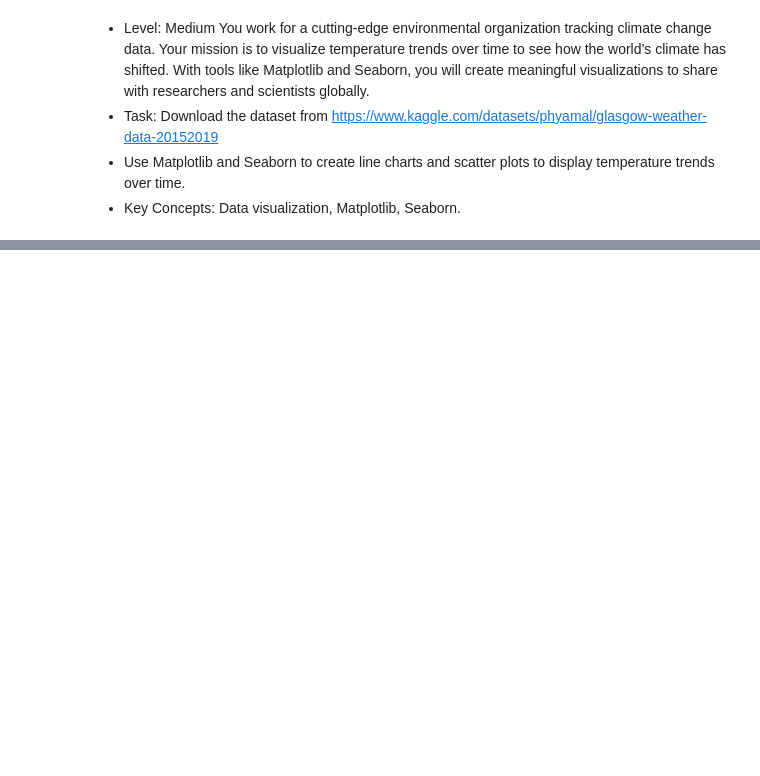
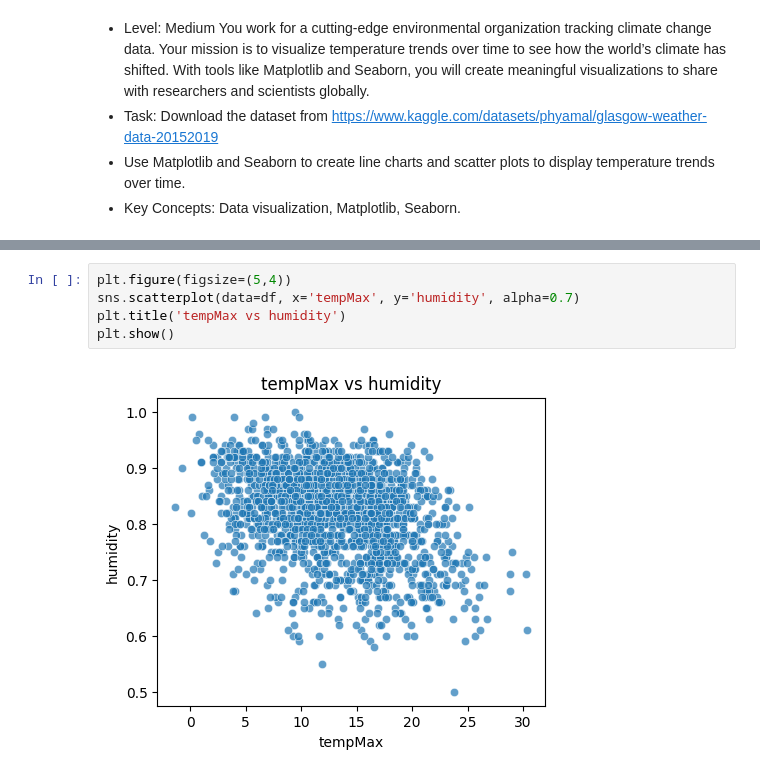
Before and after one commit to nithinbadicodes/10-Python-projects, a Jupyter notebook: Climate_analysis.ipynb, the cells around one changed output, grey strips where cells are left out. Cells and saved outputs as stored; diff of their text form; blank space fills up the shorter version.

```diff
--- a/Climate_analysis.ipynb
+++ b/Climate_analysis.ipynb
@@ -115,0 +43,7 @@ df.drop('summary',axis=1,inplace=True)
+# %%
+plt.figure(figsize=(5,4))
+sns.scatterplot(data=df, x='tempMax', y='humidity', alpha=0.7)
+plt.title('tempMax vs humidity')
+plt.show()
+# %% [output]
+[figure, added]
```
Also changed, not shown: parts of 19 cells of this notebook.
